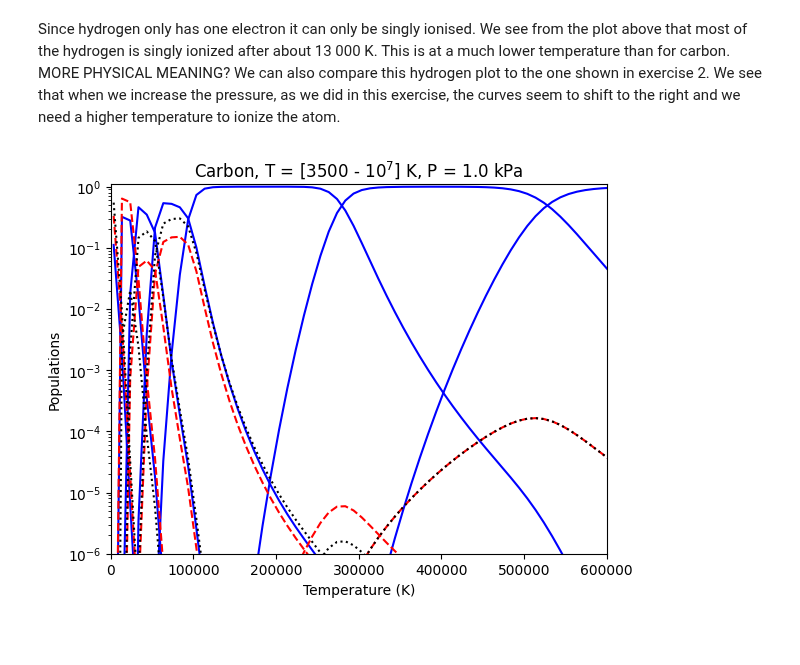
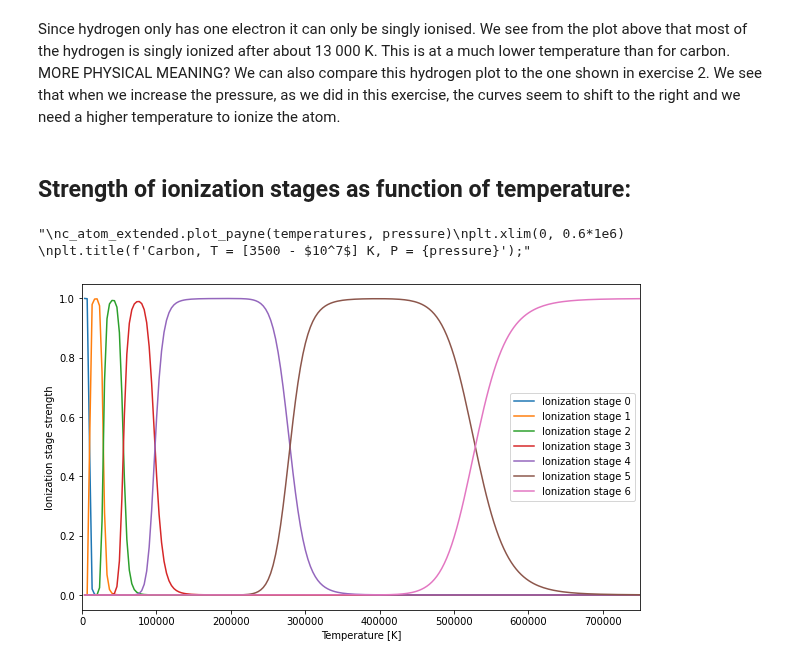
Before and after one commit to Rachelstiansen/AST4310, a Jupyter notebook: project work/project1/project1_student.ipynb, the cells around one changed output. Drawn from its saved outputs; the diff is of its cells as text; code cells hidden in the pictures; blank space fills up the shorter version.

```diff
--- a/project work/project1/project1_student.ipynb
+++ b/project work/project1/project1_student.ipynb
@@ -245,13 +247,30 @@ plt.xlim(5000, 25000) # zoom into area of interest
 [figure]
 # %% [markdown]
 Since hydrogen only has one electron it can only be singly ionised. We see from the plot above that most of the hydrogen is singly ionized after about 13 000 K. This is at a much lower temperature than for carbon. MORE PHYSICAL MEANING? We can also compare this hydrogen plot to the one shown in exercise 2. We see that when we increase the pressure, as we did in this exercise, the curves seem to shift to the right and we need a higher temperature to ionize the atom.
+# %% [markdown]
+## Strength of ionization stages as function of temperature:
 # %%
-## THIS IS JUST TESTING AND NOT WHAT THE EXERCISE WANT
-c_atom = Atom('C_I-VII.txt')
-temperatures = np.linspace(3500, 1e7, 1000) * units.K
+c_atom_extended = Atom('C_I-VII.txt')
+temperatures = np.linspace(3500, 1e7, 3000) * units.K
 pressure = 1 * units.kPa
-c_atom.plot_payne(temperatures, pressure)
+pops = c_atom_extended.compute_populations(temperatures, pressure) # shape (7, 401, 1000)
+total_populations = np.nansum(pops, axis=1)
+
+plt.figure(figsize=(10,6))
+for i in range(7):
+    plt.plot(temperatures, total_populations[i, :], label=f"Ionization stage {i}")
+
+plt.legend()
+plt.xlabel('Temperature [K]')
+plt.ylabel('Ionization stage strength')
+#plt.xscale('log')
+#plt.yscale('log')
+plt.xlim(0, 0.75e6)
+
+"""
+c_atom_extended.plot_payne(temperatures, pressure)
 plt.xlim(0, 0.6*1e6)
-plt.title(f'Carbon, T = [3500 - $10^7$] K, P = {pressure}');
+plt.title(f'Carbon, T = [3500 - $10^7$] K, P = {pressure}');"""
 # %% [output]
+"\nc_atom_extended.plot_payne(temperatures, pressure)\nplt.xlim(0, 0.6*1e6) \nplt.title(f'Carbon, T = [3500 - $10^7$] K, P = {pressure}');"
-[figure, old version]
+[figure, new version]
```
Also changed, not shown: parts of 1 cell of this notebook.
